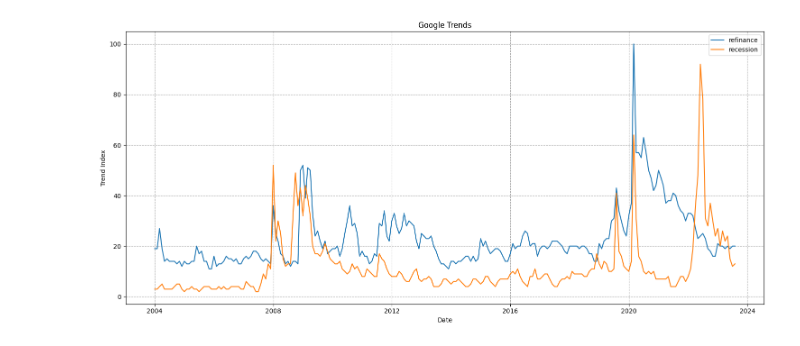
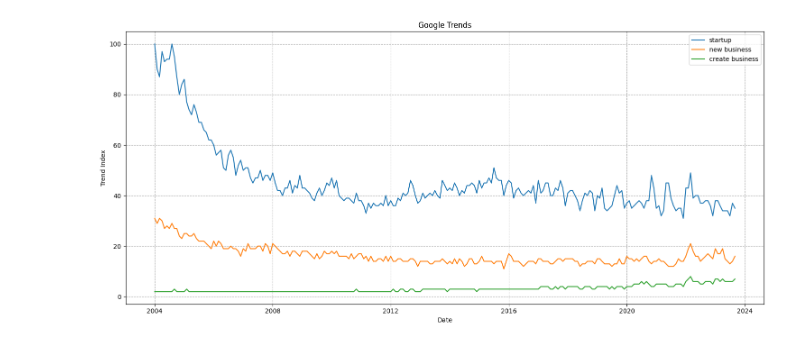
Before and after one commit to luisgdelafuente/google-trends, a Jupyter notebook: trends.ipynb, the cells around one changed output. Saved outputs shown, nothing was run; the diff lists cells and outputs as text; code cells hidden in the pictures.

```diff
--- a/trends.ipynb
+++ b/trends.ipynb
@@ -5,33 +5,33 @@ import matplotlib.pyplot as plt
 
 # Initialize the Google Trends object
 pytrends = TrendReq()
 
 # Set the keywords to search for
-keywords = ["refinance", "recession"]
+keywords = ["startup", "new business", "create business"]
 
 # Set the timeframe for the search to the past 10 years
 timeframe = "all"
 
 # Build the payload with the keywords and timeframe
-pytrends.build_payload(kw_list=keywords, timeframe=timeframe, geo="US")
+pytrends.build_payload(kw_list=keywords, timeframe=timeframe)
 
 # Get the interest over time data for the keywords
 interest_over_time = pytrends.interest_over_time()
 
 # Plot the interest over time data
 plt.figure(figsize=(15, 7))
 for keyword in keywords:
     plt.plot(interest_over_time.index, interest_over_time[keyword], label=keyword)
 
 plt.title('Google Trends')
 plt.xlabel('Date')
 plt.ylabel('Trend Index')
 plt.legend()
 plt.grid(True, which="both", ls="--", c='0.65')
 plt.tight_layout()
 plt.show()
 
 # Print the data in table format
 # print(interest_over_time)
 # %% [output]
-[figure, old version]
+[figure, new version]
```
Also changed, not shown: 3 other files.
